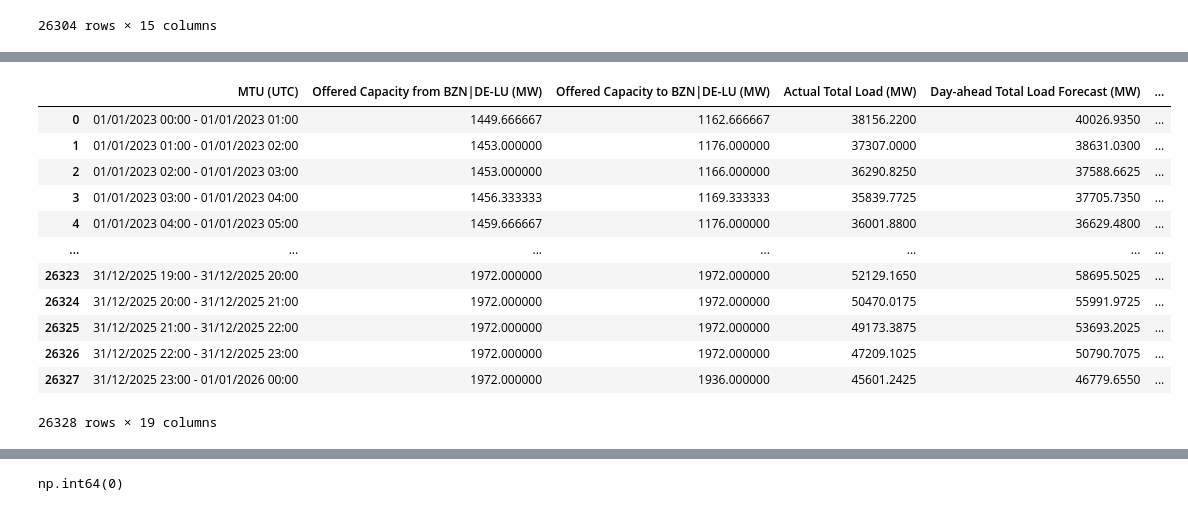
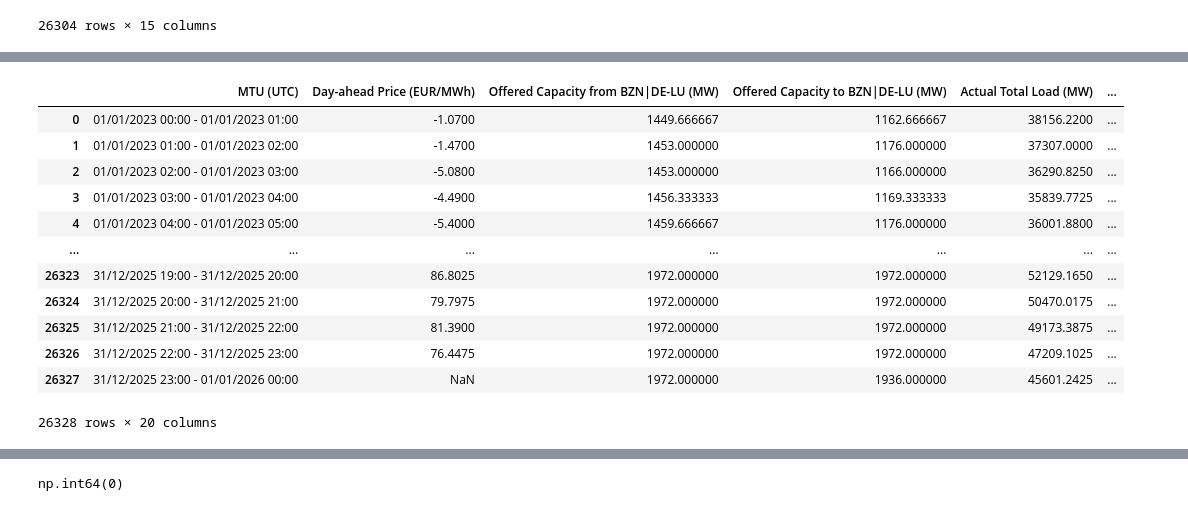
Before and after one commit to Nikshay-Jain/eu-power-fair-value, a Jupyter notebook: nb.ipynb, the cells around one changed output, grey strips where cells are left out. Cells and saved outputs as stored; diff of their text form; code cells hidden in the pictures.

```diff
--- a/nb.ipynb
+++ b/nb.ipynb
@@ -18,10 +18,12 @@ def load_and_stack_data(zip_path):
 gen_path = 'data\generation.zip'
 load_path = 'data\load.zip'
 market_path = 'data\market.zip'
+prices_path = 'data\prices.zip'
 
 gen_data = load_and_stack_data(gen_path)
 load_data = load_and_stack_data(load_path)
 market_data = load_and_stack_data(market_path)
+prices_data = load_and_stack_data(prices_path)
 # %%
 def enforce_hourly_granularity(df, value_columns):
     """
@@ -282,0 +301,5 @@ gen_hourly
+# %%
+prices_data = prices_data[prices_data['Sequence'] == 'Sequence Sequence 1']
+prices_data.drop(columns=['Area', 'Sequence', 'Intraday Period (UTC)', 'Intraday Price (EUR/MWh)'], inplace=True)
+prices_data.reset_index(drop=True, inplace=True)
+prices_data
@@ -282,0 +324,6 @@ gen_hourly
+# %%
+value_cols = [
+    'Day-ahead Price (EUR/MWh)'
+]
+prices_hourly = enforce_hourly_granularity(prices_data, value_cols)
+prices_hourly
@@ -283,43 +344,43 @@ gen_hourly
 # %%
 from functools import reduce
 
 def merge_on_mtu_union(dfs, mtu_col="MTU (UTC)"):
     """
     Full outer merge of multiple dataframes on MTU (UTC).
     Keeps union of all MTU rows.
     Missing values become NaN.
     """
 
     return reduce(
         lambda left, right: pd.merge(
             left, right,
             on=mtu_col,
             how="outer"
         ),
         dfs
     )
 
 df_merged = merge_on_mtu_union(
-    [market_hourly, load_hourly, gen_hourly],
+    [prices_hourly, market_hourly, load_hourly, gen_hourly],
     mtu_col="MTU (UTC)"
 )
 
 df_merged = df_merged.sort_values("MTU (UTC)").reset_index(drop=True)
 df_merged
 # %% [output]
-|  | MTU (UTC) | Offered Capacity from BZN|DE-LU (MW) | Offered Capacity to BZN|DE-LU (MW) | Actual Total Load (MW) | Day-ahead Total Load Forecast (MW) | ... |
-| 0 | 01/01/2023 00:00 - 01/01/2023 01:00 | 1449.666667 | 1162.666667 | 38156.2200 | 40026.9350 | ... |
-| 1 | 01/01/2023 01:00 - 01/01/2023 02:00 | 1453.000000 | 1176.000000 | 37307.0000 | 38631.0300 | ... |
-| 2 | 01/01/2023 02:00 - 01/01/2023 03:00 | 1453.000000 | 1166.000000 | 36290.8250 | 37588.6625 | ... |
-| 3 | 01/01/2023 03:00 - 01/01/2023 04:00 | 1456.333333 | 1169.333333 | 35839.7725 | 37705.7350 | ... |
-| 4 | 01/01/2023 04:00 - 01/01/2023 05:00 | 1459.666667 | 1176.000000 | 36001.8800 | 36629.4800 | ... |
+|  | MTU (UTC) | Day-ahead Price (EUR/MWh) | Offered Capacity from BZN|DE-LU (MW) | Offered Capacity to BZN|DE-LU (MW) | Actual Total Load (MW) | ... |
+| 0 | 01/01/2023 00:00 - 01/01/2023 01:00 | -1.0700 | 1449.666667 | 1162.666667 | 38156.2200 | ... |
+| 1 | 01/01/2023 01:00 - 01/01/2023 02:00 | -1.4700 | 1453.000000 | 1176.000000 | 37307.0000 | ... |
+| 2 | 01/01/2023 02:00 - 01/01/2023 03:00 | -5.0800 | 1453.000000 | 1166.000000 | 36290.8250 | ... |
+| 3 | 01/01/2023 03:00 - 01/01/2023 04:00 | -4.4900 | 1456.333333 | 1169.333333 | 35839.7725 | ... |
+| 4 | 01/01/2023 04:00 - 01/01/2023 05:00 | -5.4000 | 1459.666667 | 1176.000000 | 36001.8800 | ... |
 | ... | ... | ... | ... | ... | ... | ... |
-| 26323 | 31/12/2025 19:00 - 31/12/2025 20:00 | 1972.000000 | 1972.000000 | 52129.1650 | 58695.5025 | ... |
-| 26324 | 31/12/2025 20:00 - 31/12/2025 21:00 | 1972.000000 | 1972.000000 | 50470.0175 | 55991.9725 | ... |
-| 26325 | 31/12/2025 21:00 - 31/12/2025 22:00 | 1972.000000 | 1972.000000 | 49173.3875 | 53693.2025 | ... |
-| 26326 | 31/12/2025 22:00 - 31/12/2025 23:00 | 1972.000000 | 1972.000000 | 47209.1025 | 50790.7075 | ... |
-| 26327 | 31/12/2025 23:00 - 01/01/2026 00:00 | 1972.000000 | 1936.000000 | 45601.2425 | 46779.6550 | ... |
+| 26323 | 31/12/2025 19:00 - 31/12/2025 20:00 | 86.8025 | 1972.000000 | 1972.000000 | 52129.1650 | ... |
+| 26324 | 31/12/2025 20:00 - 31/12/2025 21:00 | 79.7975 | 1972.000000 | 1972.000000 | 50470.0175 | ... |
+| 26325 | 31/12/2025 21:00 - 31/12/2025 22:00 | 81.3900 | 1972.000000 | 1972.000000 | 49173.3875 | ... |
+| 26326 | 31/12/2025 22:00 - 31/12/2025 23:00 | 76.4475 | 1972.000000 | 1972.000000 | 47209.1025 | ... |
+| 26327 | 31/12/2025 23:00 - 01/01/2026 00:00 | NaN | 1972.000000 | 1936.000000 | 45601.2425 | ... |
-26328 rows × 19 columns
+26328 rows × 20 columns
 # %%
 import numpy as np
 from typing import Dict, Any, List
```
Also changed, not shown: parts of 5 cells of this notebook, 12 other files.
